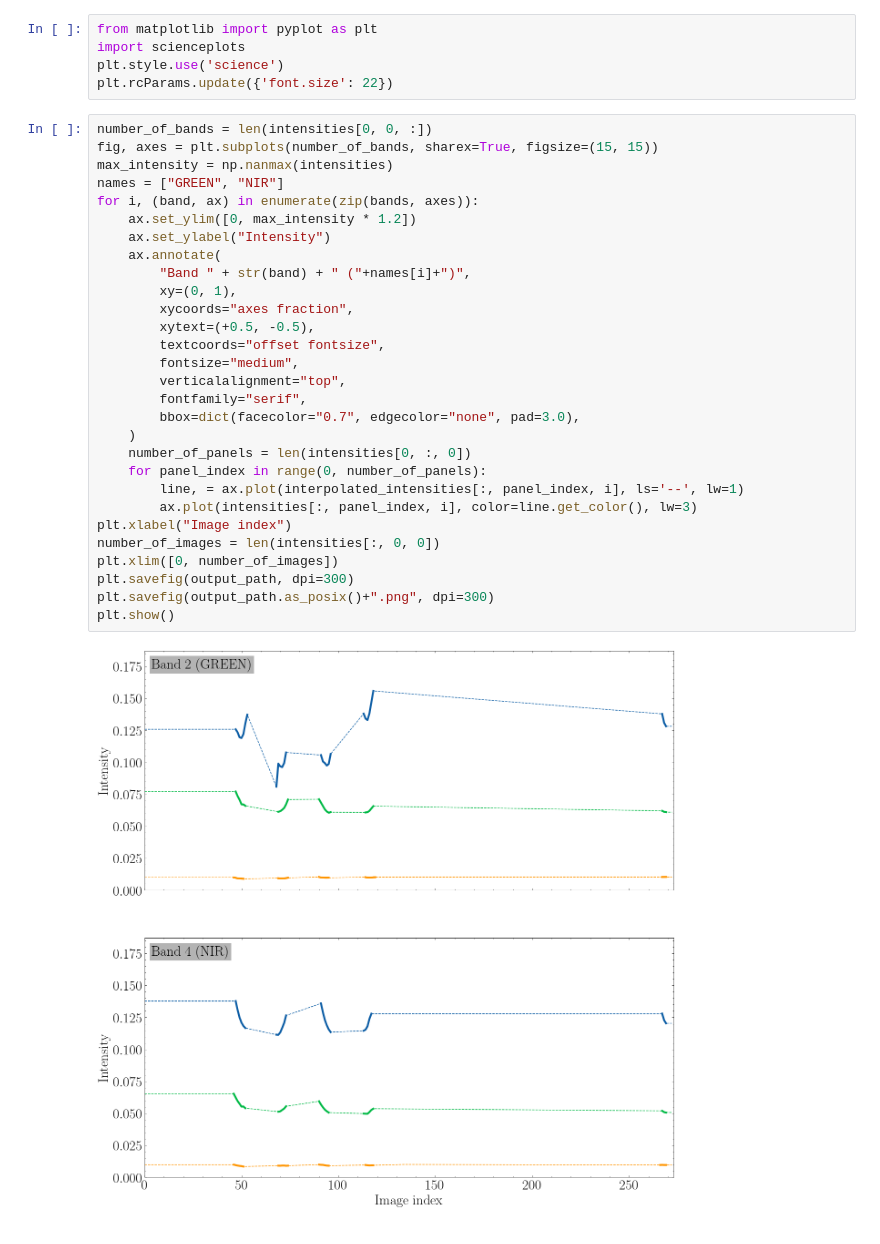
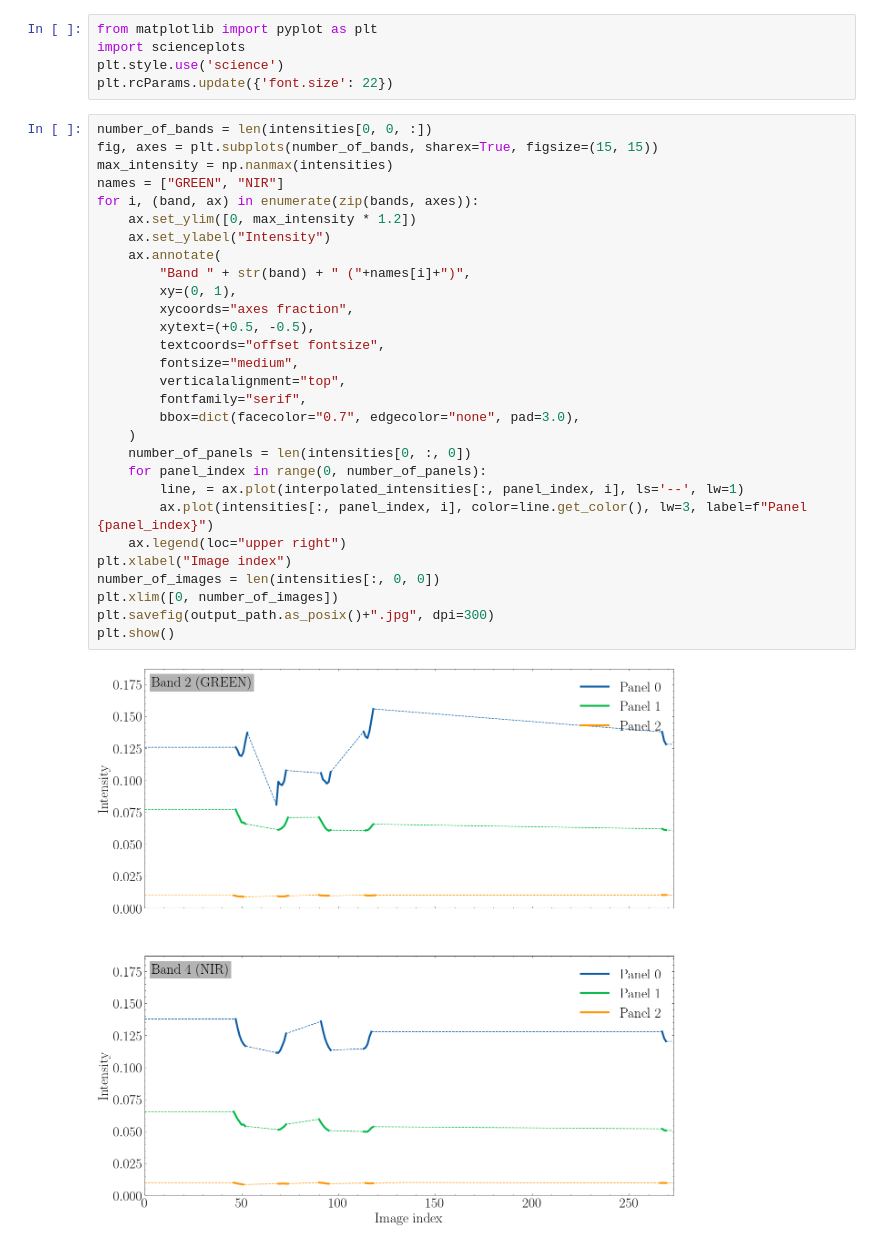
Before and after one commit to reflectdetect/reflectdetect, a Jupyter notebook: intensities_plot_for_paper.ipynb, the cells around one changed output. Cells and saved outputs as stored; diff of their text form.

Commit message:
update intensities_plot_for_paper

```diff
--- a/intensities_plot_for_paper.ipynb
+++ b/intensities_plot_for_paper.ipynb
@@ -33,31 +33,31 @@ plt.rcParams.update({'font.size': 22})
 # %%
 number_of_bands = len(intensities[0, 0, :])
 fig, axes = plt.subplots(number_of_bands, sharex=True, figsize=(15, 15))
 max_intensity = np.nanmax(intensities)
 names = ["GREEN", "NIR"]
 for i, (band, ax) in enumerate(zip(bands, axes)):
     ax.set_ylim([0, max_intensity * 1.2])
     ax.set_ylabel("Intensity")
     ax.annotate(
         "Band " + str(band) + " ("+names[i]+")",
         xy=(0, 1),
         xycoords="axes fraction",
         xytext=(+0.5, -0.5),
         textcoords="offset fontsize",
         fontsize="medium",
         verticalalignment="top",
         fontfamily="serif",
         bbox=dict(facecolor="0.7", edgecolor="none", pad=3.0),
     )
     number_of_panels = len(intensities[0, :, 0])
     for panel_index in range(0, number_of_panels):
         line, = ax.plot(interpolated_intensities[:, panel_index, i], ls='--', lw=1)
-        ax.plot(intensities[:, panel_index, i], color=line.get_color(), lw=3)
+        ax.plot(intensities[:, panel_index, i], color=line.get_color(), lw=3, label=f"Panel {panel_index}")
+    ax.legend(loc="upper right")
 plt.xlabel("Image index")
 number_of_images = len(intensities[:, 0, 0])
 plt.xlim([0, number_of_images])
-plt.savefig(output_path, dpi=300)
-plt.savefig(output_path.as_posix()+".png", dpi=300)
+plt.savefig(output_path.as_posix()+".jpg", dpi=300)
 plt.show()
 # %% [output]
-[figure, old version]
+[figure, new version]
```
